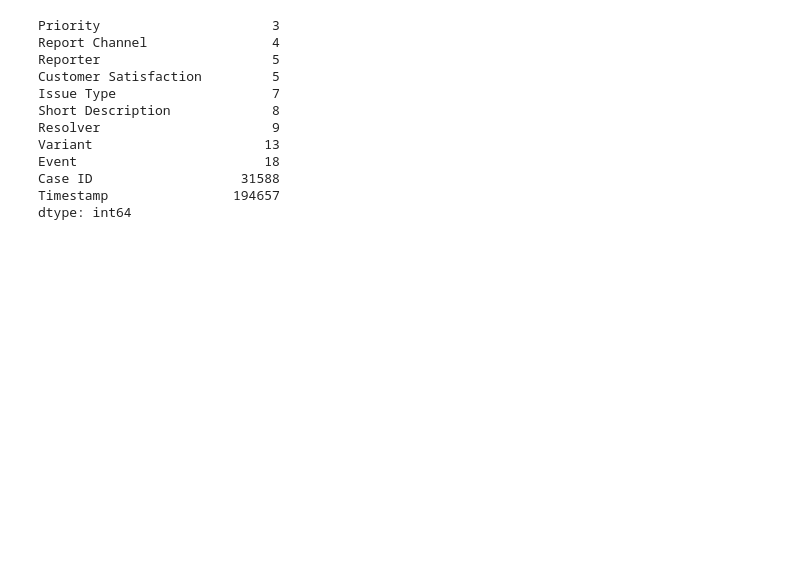
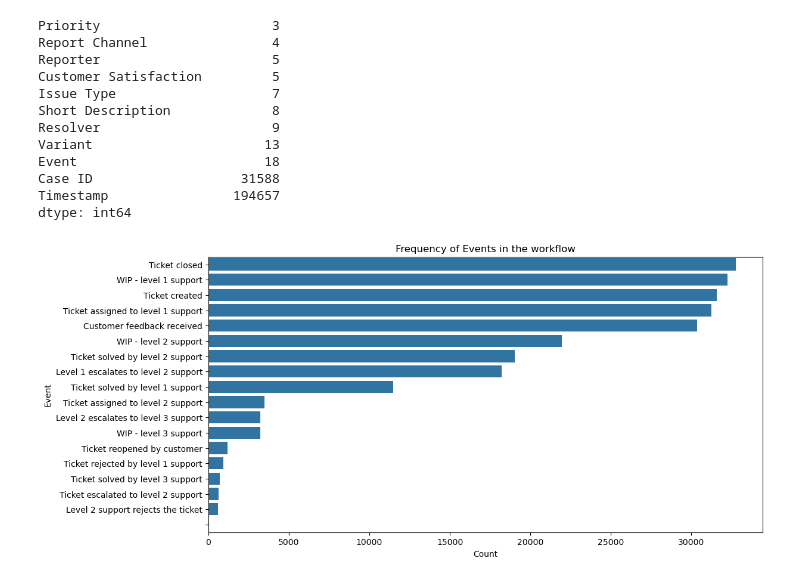
Before and after one commit to creyes25/ML-AI-Capstone-Project, a Jupyter notebook: Capstone_Jupyter.ipynb, the cells around one changed output. Saved outputs shown, nothing was run; the diff lists cells and outputs as text; code cells hidden in the pictures; blank space fills up the shorter version.

Commit message:
understand data with visuals

```diff
--- a/Capstone_Jupyter.ipynb
+++ b/Capstone_Jupyter.ipynb
@@ -107,3 +107,13 @@ Event                        18
 Case ID                   31588
 Timestamp                194657
 dtype: int64
+# %%
+# Count of Events
+plt.figure(figsize=(12,6))
+sns.countplot(data=data, y='Event', order=data['Event'].value_counts().index)
+plt.title('Frequency of Events in the workflow')
+plt.xlabel('Count')
+plt.ylabel('Event')
+plt.show()
+# %% [output]
+[figure, added]
```
Also changed, not shown: parts of 6 cells of this notebook.
